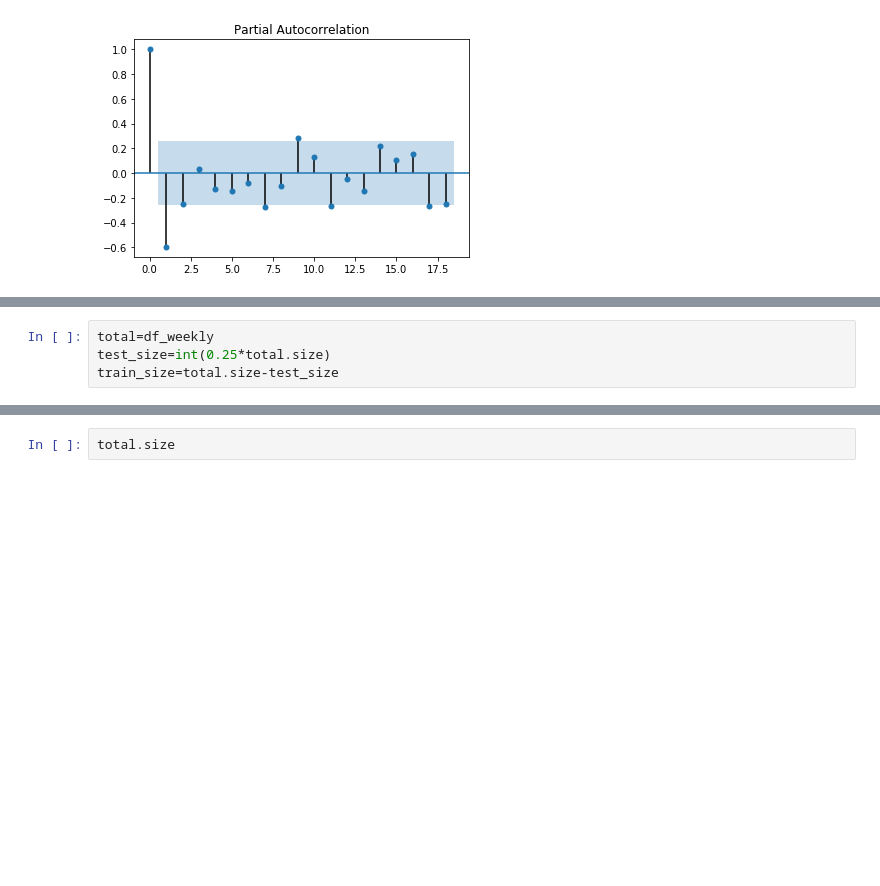
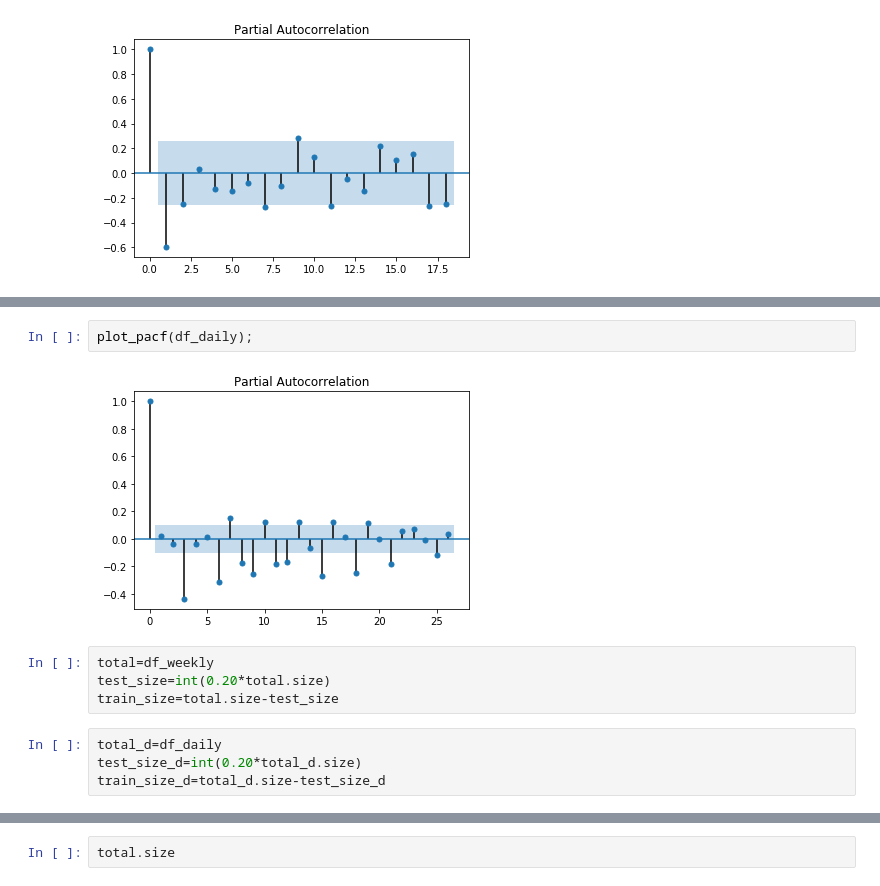
Before and after one commit to manjitborah2710/HealthCenterForecasting, a Jupyter notebook: prepared data/firstPredictions.ipynb, the cells around one changed output, grey strips where cells are left out. Cells and saved outputs as stored; diff of their text form; blank space fills up the shorter version.

```diff
--- a/prepared data/firstPredictions.ipynb
+++ b/prepared data/firstPredictions.ipynb
@@ -88,7 +149,15 @@ plot_pacf(df_weekly);
+# %%
+plot_pacf(df_daily);
+# %% [output]
+[figure, added]
 # %%
 total=df_weekly
-test_size=int(0.25*total.size)
+test_size=int(0.20*total.size)
 train_size=total.size-test_size
+# %%
+total_d=df_daily
+test_size_d=int(0.20*total_d.size)
+train_size_d=total_d.size-test_size_d
 # %%
 test_size
 # %% [output]
```
Also changed, not shown: parts of 44 cells of this notebook.
